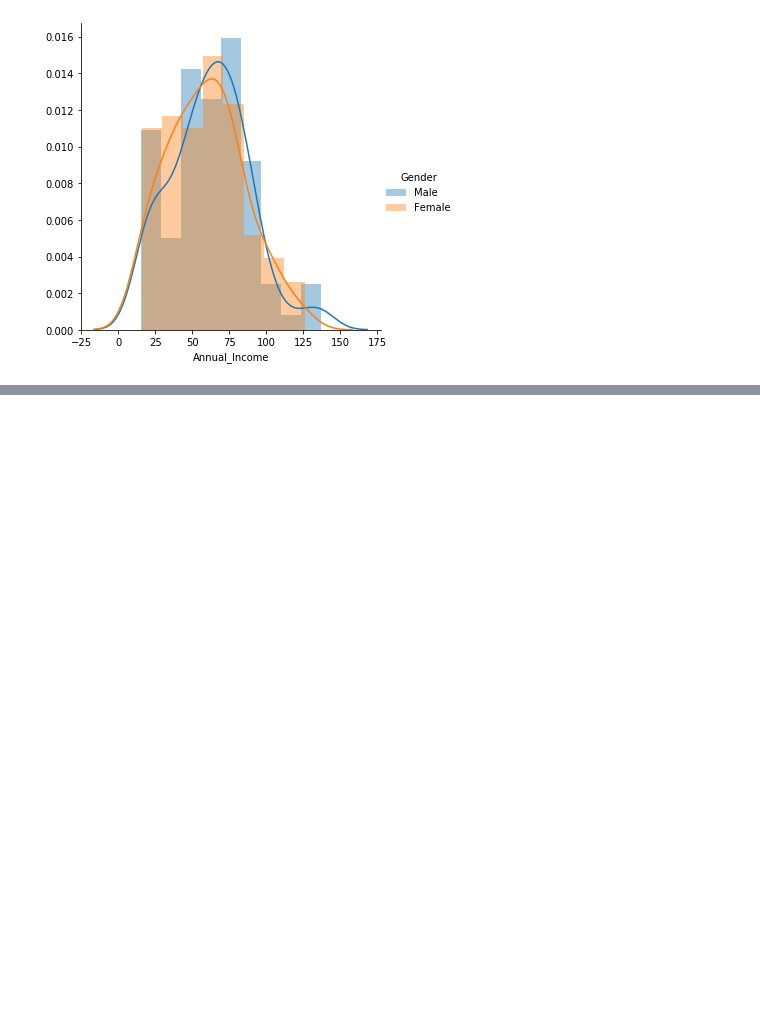
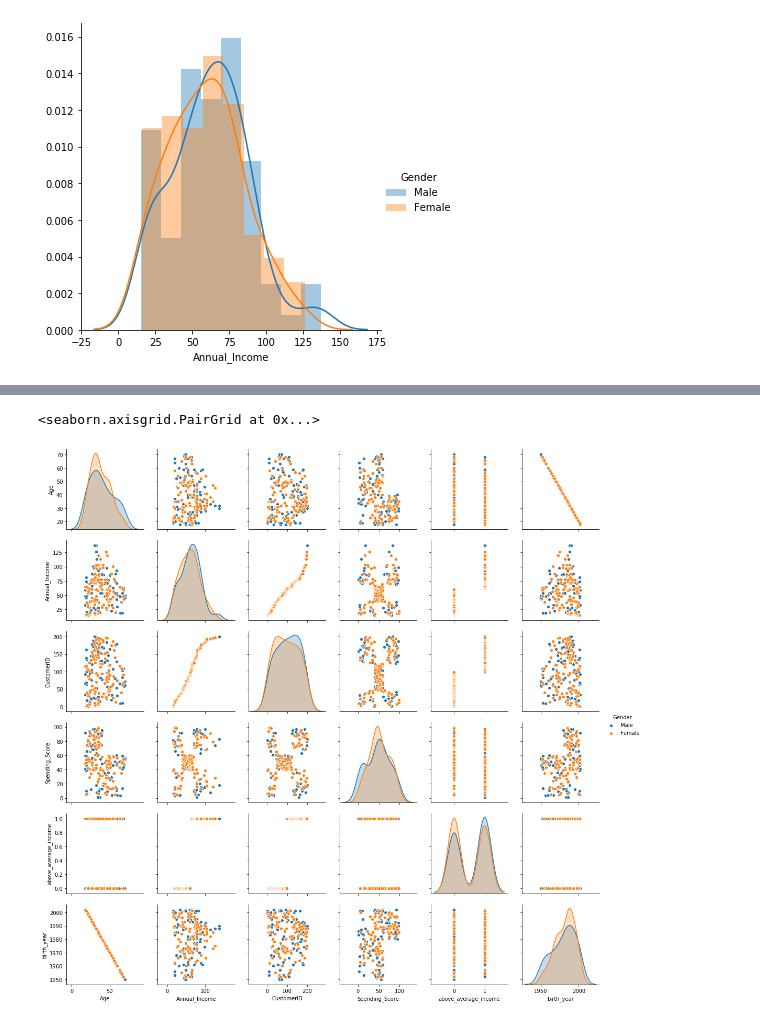
Before and after one commit to mellymillionz/python_notes, a Jupyter notebook: pandas_stats_review.ipynb/pandas_stats_review_lesson1.ipynb, the cells around one changed output, grey strips where cells are left out. Drawn from its saved outputs; the diff is of its cells as text; code cells hidden in the pictures; blank space fills up the shorter version.

```diff
--- a/pandas_stats_review.ipynb/pandas_stats_review_lesson1.ipynb
+++ b/pandas_stats_review.ipynb/pandas_stats_review_lesson1.ipynb
@@ -443,0 +539,7 @@ sns.FacetGrid(df,
+# %%
+#Using pairplot to review gender differences in all data
+
+sns.pairplot(df, hue = 'Gender')
+# %% [output]
+<seaborn.axisgrid.PairGrid at 0x...>
+[figure, added]
```
Also changed, not shown: parts of 15 cells of this notebook.
